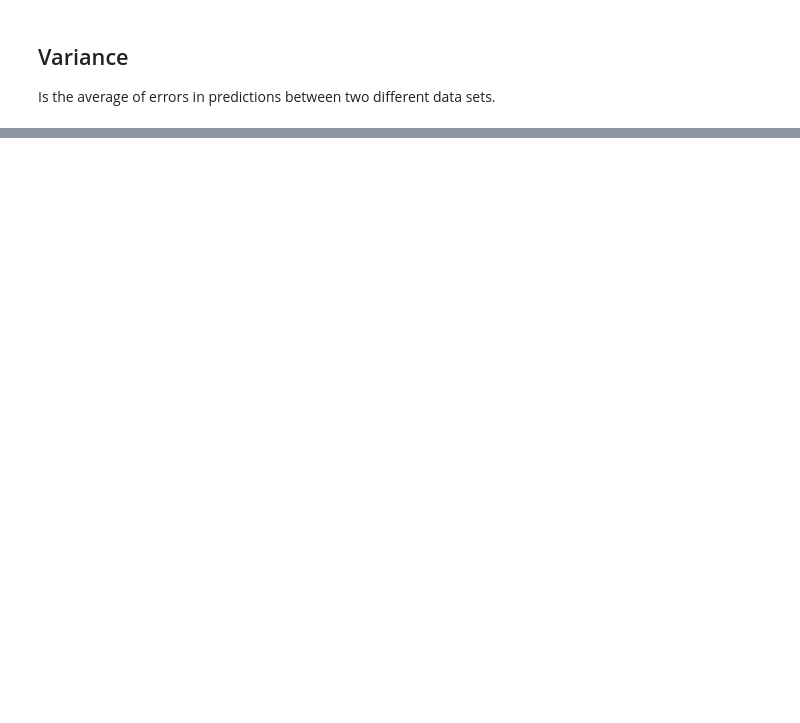
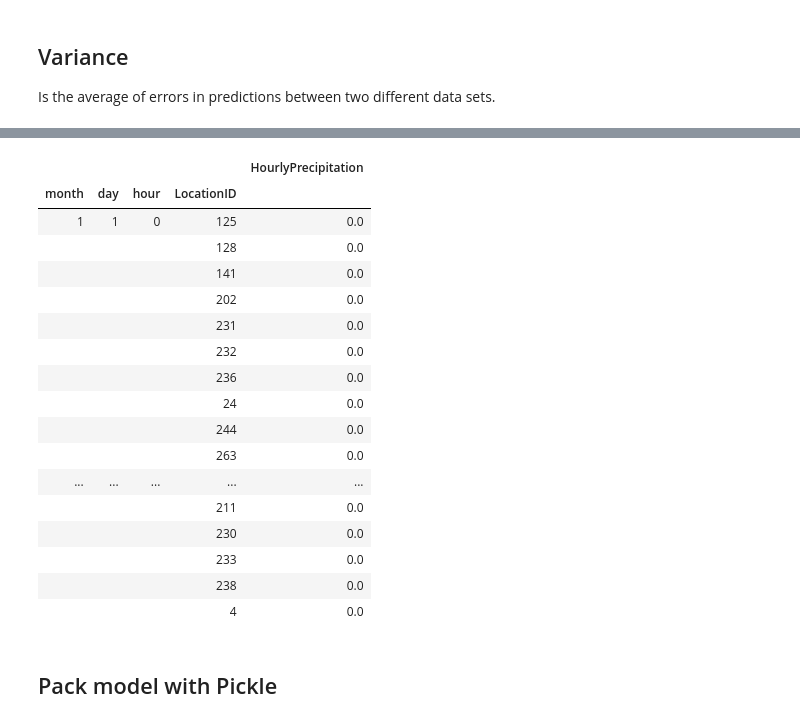
Before and after one commit to angelrps/MasterDataScience_FinalProject, a Jupyter notebook: notebooks/Modelling_01.ipynb, the cells around one changed output, grey strips where cells are left out. Drawn from its saved outputs; the diff is of its cells as text; code cells hidden in the pictures; blank space fills up the shorter version.

Commit message:
Modelling_export model with pickle added

```diff
--- a/notebooks/Modelling_01.ipynb
+++ b/notebooks/Modelling_01.ipynb
@@ -340,0 +383,25 @@ combine2.head(100)
+# %%
+predictions = reg.predict(X_test)
+X_test_g = X_test.groupby(['month', 'day','hour','LocationID']).sum()
+X_test_g.head(100)
+# %% [output]
+|  |  |  |  | HourlyPrecipitation |
+| month | day | hour | LocationID |  |
+| 1 | 1 | 0 | 125 | 0.0 |
+|  |  |  | 128 | 0.0 |
+|  |  |  | 141 | 0.0 |
+|  |  |  | 202 | 0.0 |
+|  |  |  | 231 | 0.0 |
+|  |  |  | 232 | 0.0 |
+|  |  |  | 236 | 0.0 |
+|  |  |  | 24 | 0.0 |
+|  |  |  | 244 | 0.0 |
+|  |  |  | 263 | 0.0 |
+| ... | ... | ... | ... | ... |
+|  |  |  | 211 | 0.0 |
+|  |  |  | 230 | 0.0 |
+|  |  |  | 233 | 0.0 |
+|  |  |  | 238 | 0.0 |
+|  |  |  | 4 | 0.0 |
+# %% [markdown]
+## Pack model with Pickle
```
Also changed, not shown: parts of 18 cells of this notebook.
